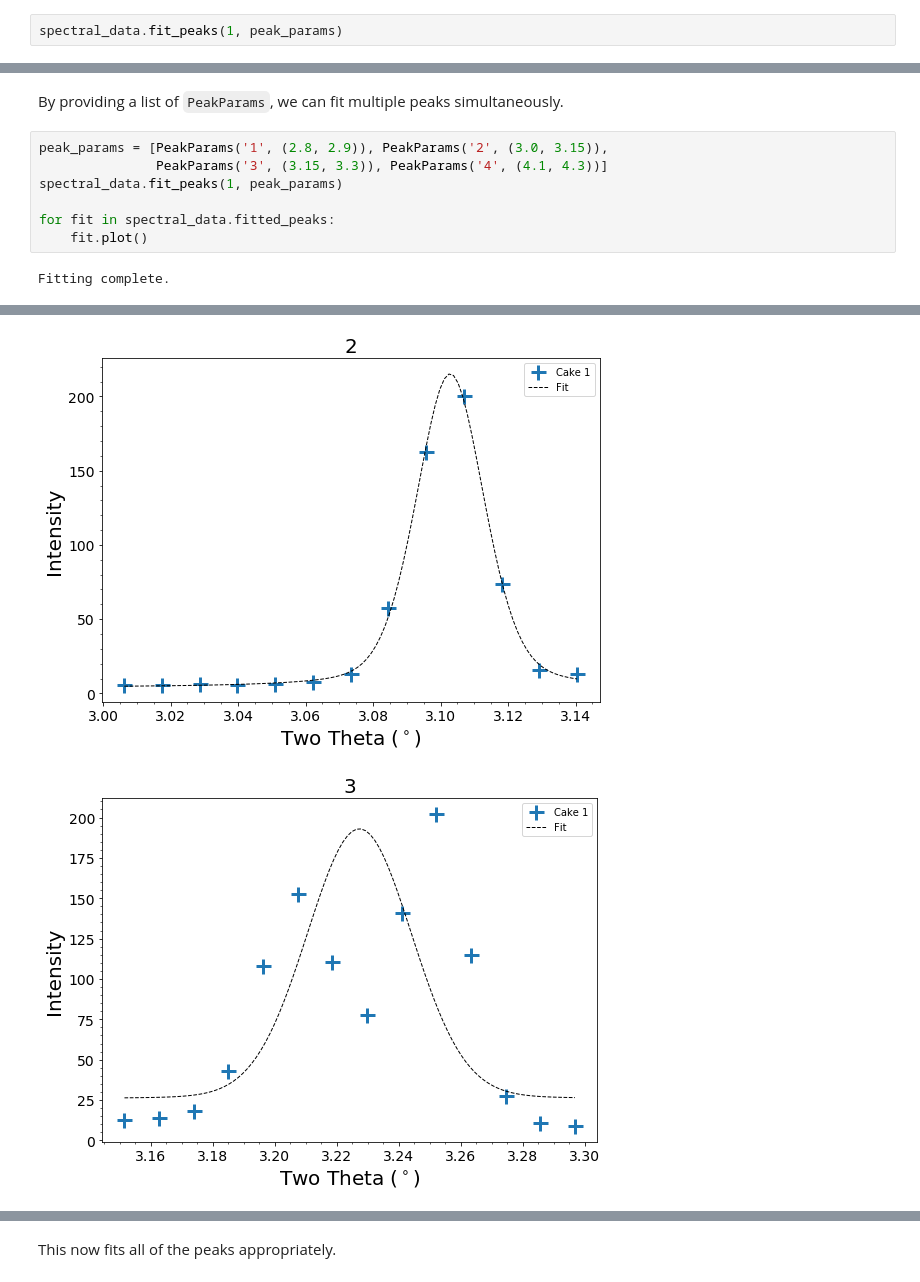
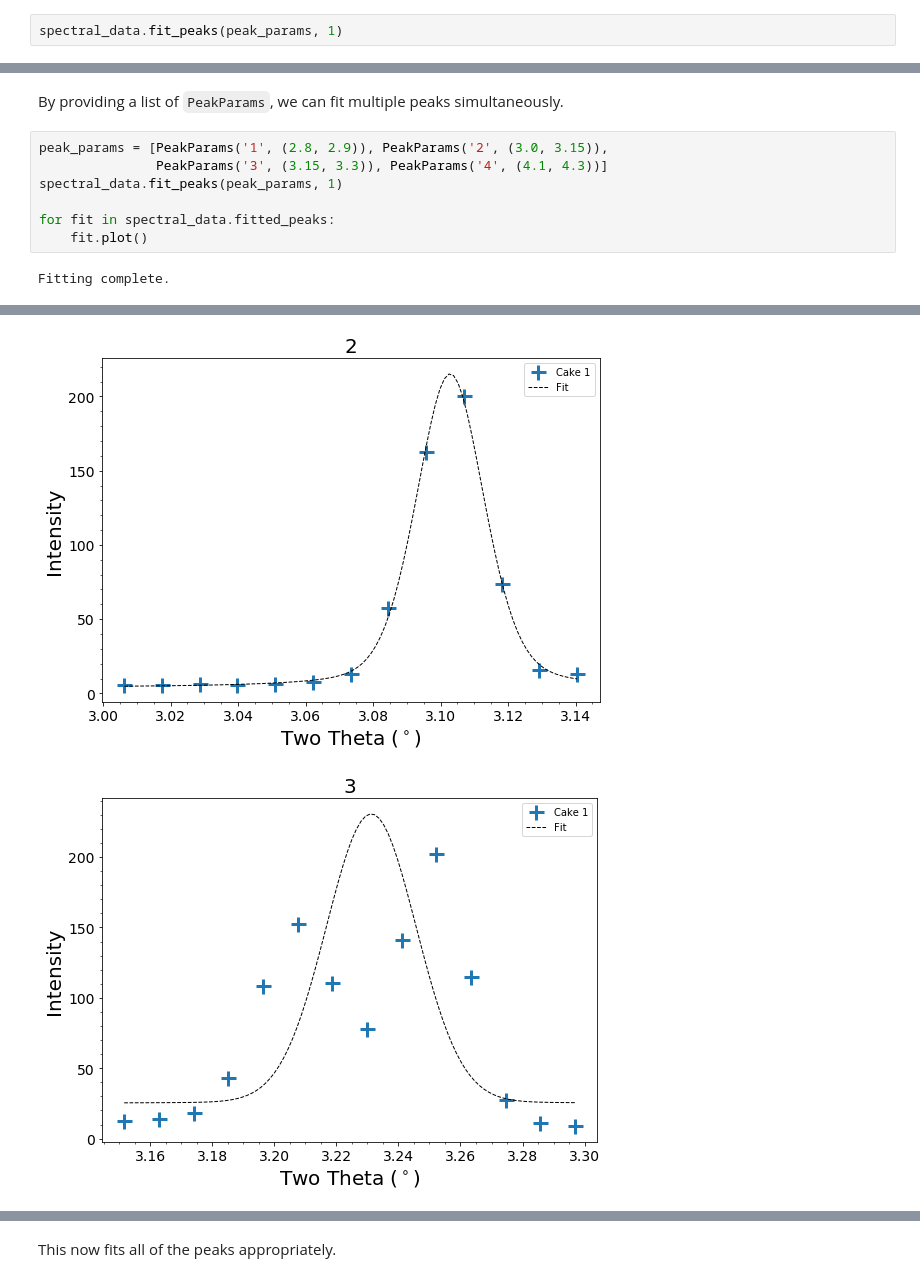
Before and after one commit to LightForm-group/xrdfit, a Jupyter notebook: tutorial notebooks/1 - Basic analysis workflow.ipynb, the cells around one changed output, grey strips where cells are left out. Saved outputs shown, nothing was run; the diff lists cells and outputs as text.

```diff
--- a/tutorial notebooks/1 - Basic analysis workflow.ipynb
+++ b/tutorial notebooks/1 - Basic analysis workflow.ipynb
@@ -83,5 +83,5 @@ The method `fit_peaks` fits the specified peaks. We need to specify the number o
 # %%
-spectral_data.fit_peaks(1, peak_params)
+spectral_data.fit_peaks(peak_params, 1)
 # %% [output]
 Fitting complete.
 # %% [markdown]
@@ -179,15 +179,15 @@ By providing a list of `PeakParams`, we can fit multiple peaks simultaneously.
 # %%
 peak_params = [PeakParams('1', (2.8, 2.9)), PeakParams('2', (3.0, 3.15)),
                PeakParams('3', (3.15, 3.3)), PeakParams('4', (4.1, 4.3))]
-spectral_data.fit_peaks(1, peak_params)
+spectral_data.fit_peaks(peak_params, 1)
 
 for fit in spectral_data.fitted_peaks:
     fit.plot()
 # %% [output]
 Fitting complete.
 [figure]
 [figure]
-[figure, old version]
+[figure, new version]
 [figure]
 # %% [markdown]
 Note that the third peak is a doublet peak with two maxima and is fitted very poorly. This is because unless we tell it, the fitting cannot guess that it is a doublet peak and so tries to fit it as a single maxima.
```
Also changed, not shown: parts of 19 cells of this notebook, 5 other files.
